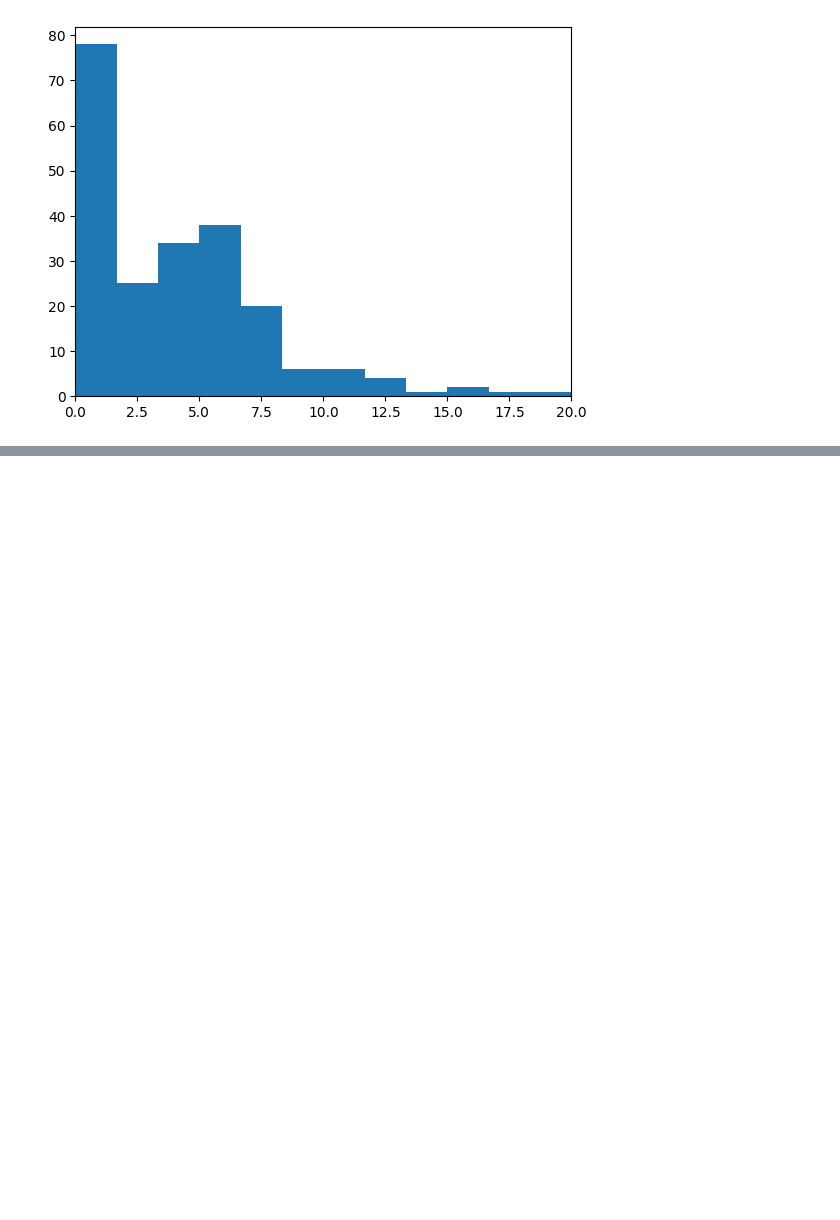
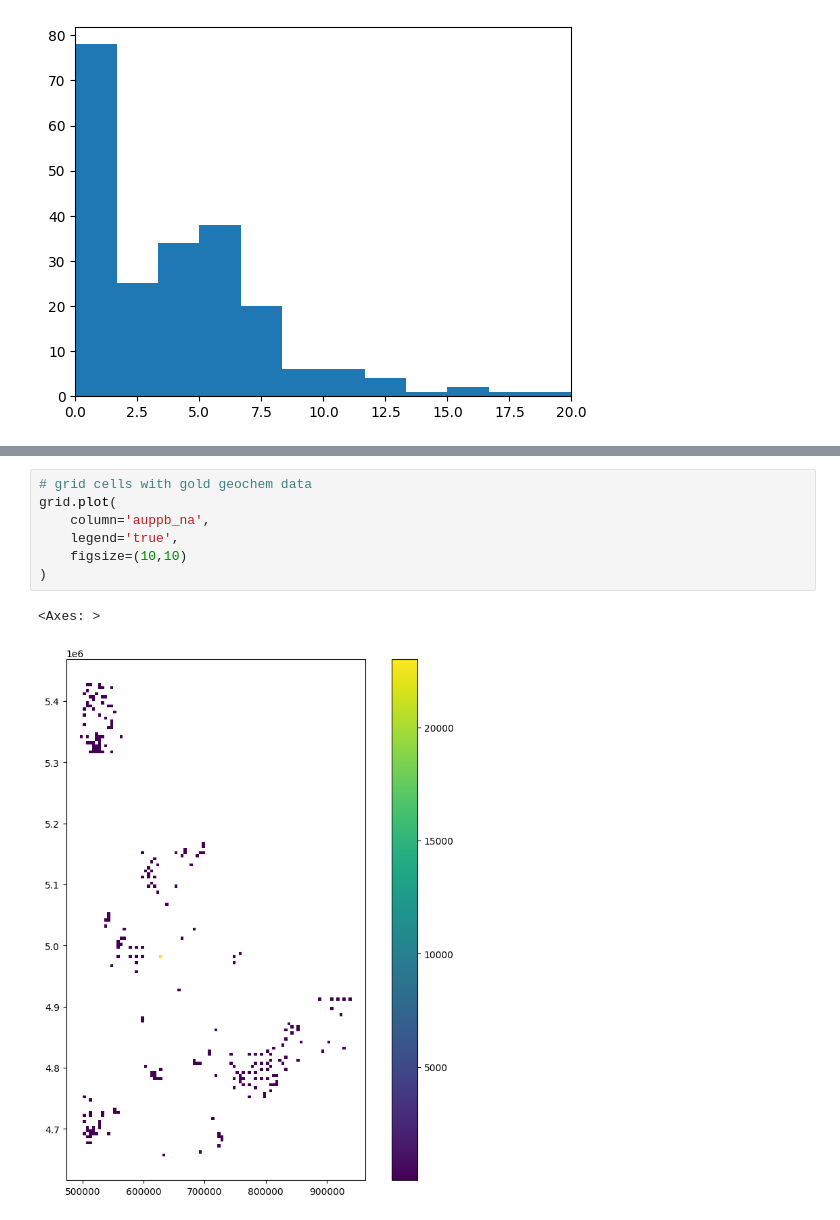
Before and after one commit to adbyerly/prospectivity_model, a Jupyter notebook: notebooks/04_spatial_analysis.ipynb, the cells around one changed output, grey strips where cells are left out. Drawn from its saved outputs; the diff is of its cells as text; blank space fills up the shorter version.

```diff
--- a/notebooks/04_spatial_analysis.ipynb
+++ b/notebooks/04_spatial_analysis.ipynb
@@ -96,0 +124,10 @@ Name: auppb_na, dtype: float64
+# %%
+# grid cells with gold geochem data
+grid.plot(
+    column='auppb_na',
+    legend='true',
+    figsize=(10,10)
+)
+# %% [output]
+<Axes: >
+[figure, added]
```
Also changed, not shown: parts of 8 cells of this notebook, 2 other files.
